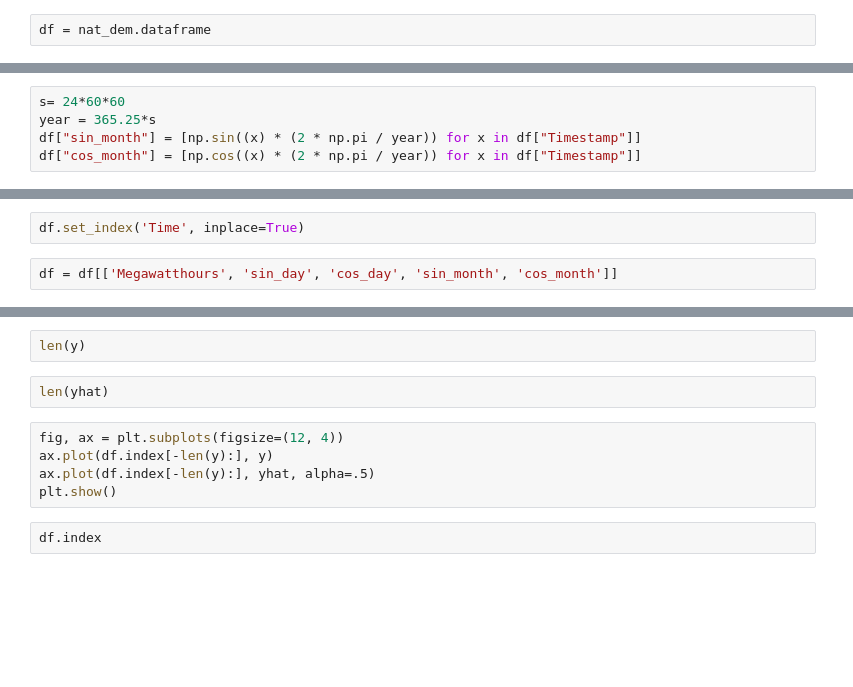
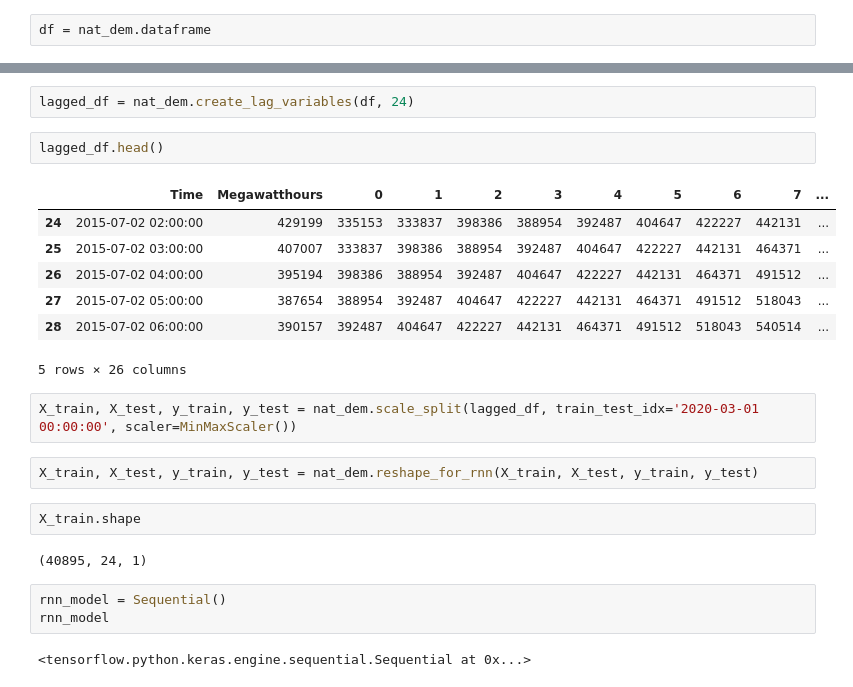
Before and after one commit to ryan-blauwaert/energy_forecasting, a Jupyter notebook: notebooks/Untitled.ipynb, the cells around one changed output, grey strips where cells are left out. Drawn from its saved outputs; the diff is of its cells as text; blank space fills up the shorter version.

```diff
--- a/notebooks/Untitled.ipynb
+++ b/notebooks/Untitled.ipynb
@@ -80,5 +31,0 @@ df.head()
-# %%
-s= 24*60*60
-year = 365.25*s
-df["sin_month"] = [np.sin((x) * (2 * np.pi / year)) for x in df["Timestamp"]]
-df["cos_month"] = [np.cos((x) * (2 * np.pi / year)) for x in df["Timestamp"]]
@@ -94,4 +31,0 @@ df.head()
-# %%
-df.set_index('Time', inplace=True)
-# %%
-df = df[['Megawatthours', 'sin_day', 'cos_day', 'sin_month', 'cos_month']]
@@ -316,11 +32,25 @@ frame
-# %%
-len(y)
-# %%
-len(yhat)
-# %%
-fig, ax = plt.subplots(figsize=(12, 4))
-ax.plot(df.index[-len(y):], y)
-ax.plot(df.index[-len(y):], yhat, alpha=.5)
-plt.show()
-# %%
-df.index
+# %%
+lagged_df = nat_dem.create_lag_variables(df, 24)
+# %%
+lagged_df.head()
+# %% [output]
+|  | Time | Megawatthours | 0 | 1 | 2 | 3 | 4 | 5 | 6 | 7 | ... |
+| 24 | 2015-07-02 02:00:00 | 429199 | 335153 | 333837 | 398386 | 388954 | 392487 | 404647 | 422227 | 442131 | ... |
+| 25 | 2015-07-02 03:00:00 | 407007 | 333837 | 398386 | 388954 | 392487 | 404647 | 422227 | 442131 | 464371 | ... |
+| 26 | 2015-07-02 04:00:00 | 395194 | 398386 | 388954 | 392487 | 404647 | 422227 | 442131 | 464371 | 491512 | ... |
+| 27 | 2015-07-02 05:00:00 | 387654 | 388954 | 392487 | 404647 | 422227 | 442131 | 464371 | 491512 | 518043 | ... |
+| 28 | 2015-07-02 06:00:00 | 390157 | 392487 | 404647 | 422227 | 442131 | 464371 | 491512 | 518043 | 540514 | ... |
+5 rows × 26 columns
+# %%
+X_train, X_test, y_train, y_test = nat_dem.scale_split(lagged_df, train_test_idx='2020-03-01 00:00:00', scaler=MinMaxScaler())
+# %%
+X_train, X_test, y_train, y_test = nat_dem.reshape_for_rnn(X_train, X_test, y_train, y_test)
+# %%
+X_train.shape
+# %% [output]
+(40895, 24, 1)
+# %%
+rnn_model = Sequential()
+rnn_model
+# %% [output]
+<tensorflow.python.keras.engine.sequential.Sequential at 0x...>
```
Also changed, not shown: parts of 71 cells of this notebook, 6 other files.
